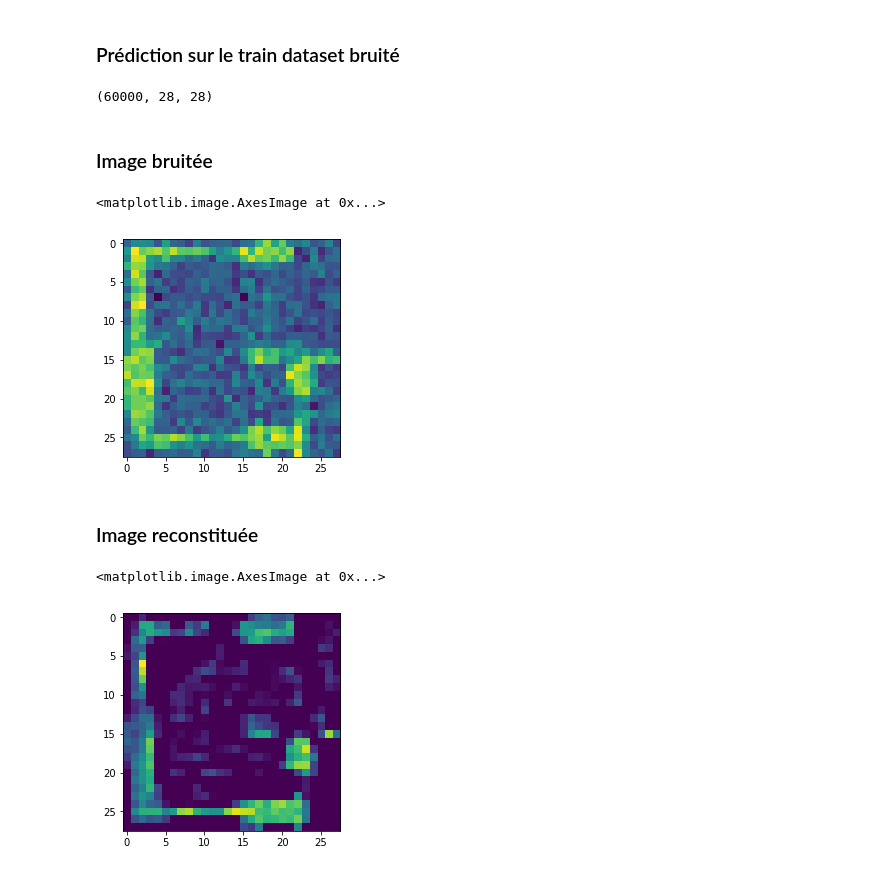
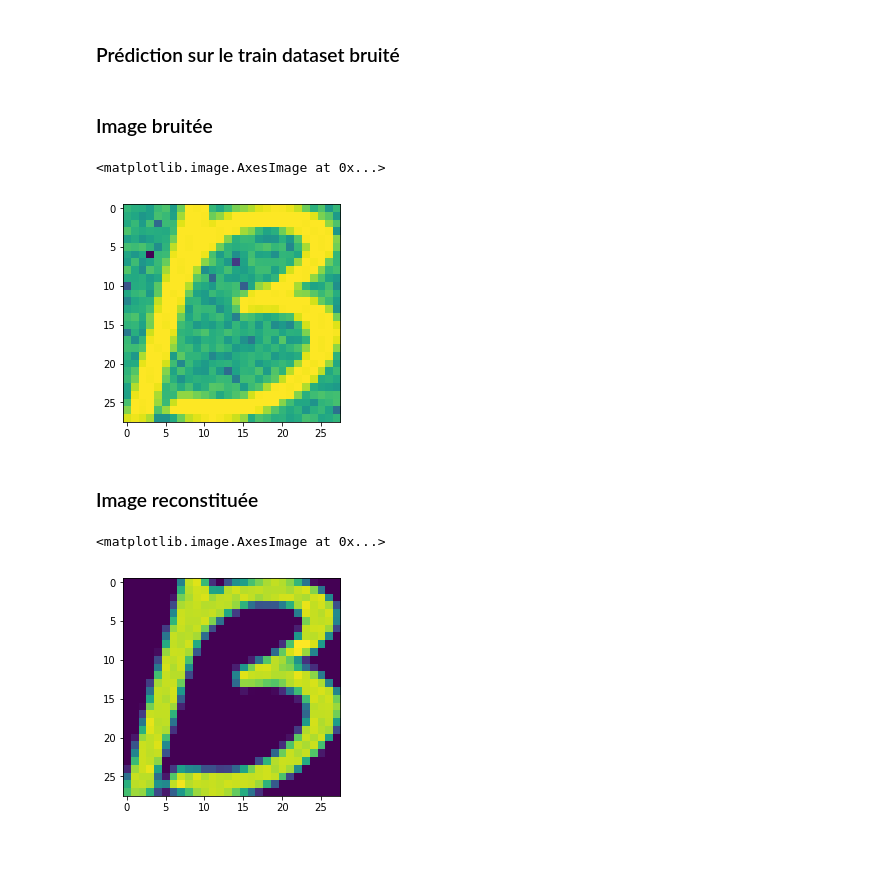
Before and after one commit to Fuzhyon/autocoder_keras, a Jupyter notebook: autoencoder.ipynb, the cells around one changed output. Drawn from its saved outputs; the diff is of its cells as text; code cells hidden in the pictures.

Commit message:
correcting the image noising, training on the noisy images

```diff
--- a/autoencoder.ipynb
+++ b/autoencoder.ipynb
@@ -111,2 +109,4 @@ False
+# %%
+noisy_train_data = noisy_train_data/noisy_train_data.max(axis=0)
 # %%
 test_data_df = test_data_df.divide(test_data_df.max(axis=0))
@@ -118,6 +120,8 @@ train_data = train_data.reshape(60000,28,28,1)
 train_data.shape
 # %% [output]
 (60000, 28, 28, 1)
+# %%
+noisy_train_data = noisy_train_data.reshape(60000,28,28,1)
 # %%
 train_labels = train_labels_df.values
 train_labels = np.ravel(train_labels)
@@ -211,20 +223,16 @@ plt.show()
 # %%
-prediction = model.predict(noisy_train_data.reshape(60000,28,28,1))
+noisy_train_data = noisy_train_data.reshape(60000,28,28)
-# %%
-train_data.reshape(60000,28,28).shape
-# %% [output]
-(60000, 28, 28)
 # %% [markdown]
 ### Image bruitée
 # %%
-plt.imshow(noisy_train_data[428])
+plt.imshow(noisy_train_data[4508])
 # %% [output]
 <matplotlib.image.AxesImage at 0x...>
-[figure, old version]
+[figure, new version]
 # %% [markdown]
 ### Image reconstituée
 # %%
-plt.imshow(prediction[428].reshape(28,28))
+plt.imshow(prediction[4508].reshape(28,28))
 # %% [output]
 <matplotlib.image.AxesImage at 0x...>
-[figure, old version]
+[figure, new version]
```
Also changed, not shown: parts of 10 cells of this notebook.
